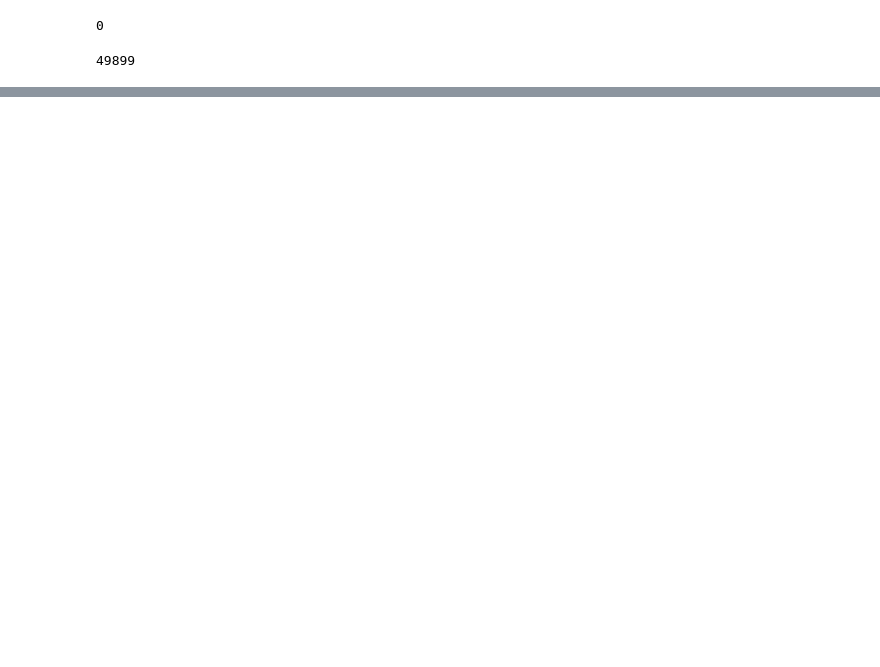
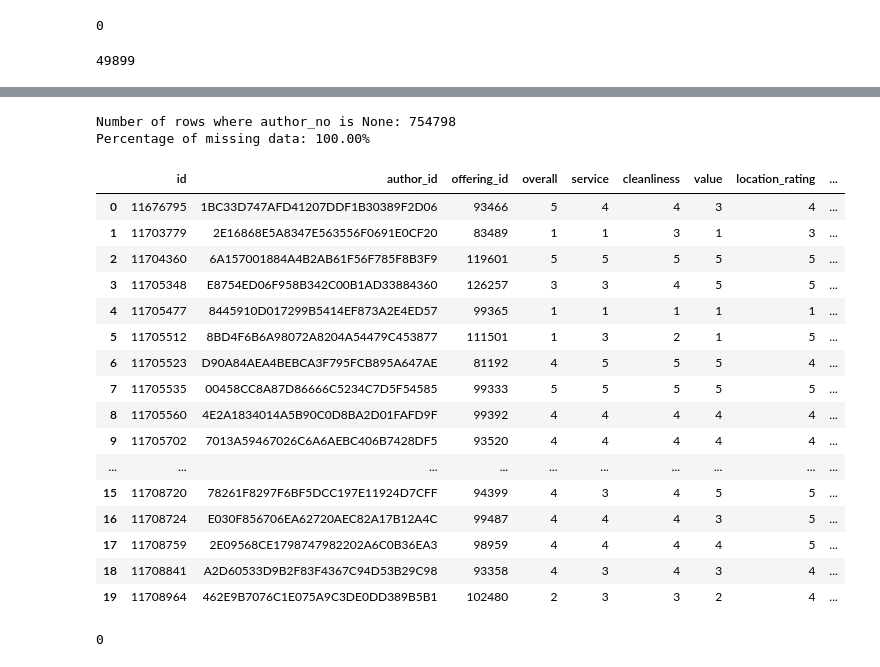
Before and after one commit to lucasnyc/is5126-assignment1, a Jupyter notebook: lucas/02_exploratory_analysis_lucas.ipynb, the cells around one changed output, grey strips where cells are left out. Cells and saved outputs as stored; diff of their text form; code cells hidden in the pictures; blank space fills up the shorter version.

```diff
--- a/lucas/02_exploratory_analysis_lucas.ipynb
+++ b/lucas/02_exploratory_analysis_lucas.ipynb
@@ -260,0 +352,8 @@ Data Shape after Deduped:        Rows: 522889, Columns: 8
+# %%
+# replace the null values of stay dates with month and year of review dates
+reviews_df['stay_date_is_guessed'] = reviews_df['date_stayed'].isnull().astype(int)
+reviews_df['date_stayed'] = reviews_df['date_stayed'].fillna(reviews_df['review_date'].dt.to_period('M').dt.to_timestamp())
+
+print(f"Remaining nulls in date_stayed: {reviews_df['date_stayed'].isnull().sum()}")
+reviews_df[['review_date', 'date_stayed', 'stay_date_is_guessed']].head()
+reviews_df.head()
@@ -260,0 +415,16 @@ Data Shape after Deduped:        Rows: 522889, Columns: 8
+# %%
+sub_ratings = ['service', 'cleanliness', 'value', 'location_rating', 'sleep_quality', 'rooms']
+
+# fill nan for subratings with nan
+for col in sub_ratings:
+    reviews_df[col] = reviews_df[col].fillna(reviews_df['overall'])
+correlation = reviews_df[rating_cols].corr()
+print("Correlation with Overall Rating after fillna:")
+print(correlation['overall'].sort_values(ascending=False))
+
+missing_pct = reviews_df[rating_cols].isnull().mean() * 100
+print("\nPercentage of Missing Values after fillna:")
+print(missing_pct)
+
+print("\nOverall Rating Distribution:")
+print(reviews_df['overall'].value_counts().sort_index())
@@ -260,0 +458,45 @@ Data Shape after Deduped:        Rows: 522889, Columns: 8
+# %%
+# ratings should be integers instead of float
+rating_cols = ['overall'] + sub_ratings
+reviews_df[rating_cols] = reviews_df[rating_cols].astype(int)
+
+# author_num_helpful_votes should also be integers
+reviews_df['author_num_helpful_votes'] = reviews_df['author_num_helpful_votes'].fillna(0)
+reviews_df['author_num_helpful_votes'] = reviews_df['author_num_helpful_votes'].astype(int)
+reviews_df.head(100)
+
+# drop author_no,
+none_count = reviews_df['author_no'].isna().sum()
+print(f"Number of rows where author_no is None: {none_count}")
+none_pct = reviews_df['author_no'].isna().mean() * 100
+print(f"Percentage of missing data: {none_pct:.2f}%")
+
+cols_to_drop = ['author_no']
+reviews_df = reviews_df.drop(columns=cols_to_drop)
+
+reviews_df.head(20)
+# %% [output]
+Number of rows where author_no is None: 754798
+Percentage of missing data: 100.00%
+|  | id | author_id | offering_id | overall | service | cleanliness | value | location_rating | ... |
+| 0 | 11676795 | 1BC33D747AFD41207DDF1B30389F2D06 | 93466 | 5 | 4 | 4 | 3 | 4 | ... |
+| 1 | 11703779 | 2E16868E5A8347E563556F0691E0CF20 | 83489 | 1 | 1 | 3 | 1 | 3 | ... |
+| 2 | 11704360 | 6A157001884A4B2AB61F56F785F8B3F9 | 119601 | 5 | 5 | 5 | 5 | 5 | ... |
+| 3 | 11705348 | E8754ED06F958B342C00B1AD33884360 | 126257 | 3 | 3 | 4 | 5 | 5 | ... |
+| 4 | 11705477 | 8445910D017299B5414EF873A2E4ED57 | 99365 | 1 | 1 | 1 | 1 | 1 | ... |
+| 5 | 11705512 | 8BD4F6B6A98072A8204A54479C453877 | 111501 | 1 | 3 | 2 | 1 | 5 | ... |
+| 6 | 11705523 | D90A84AEA4BEBCA3F795FCB895A647AE | 81192 | 4 | 5 | 5 | 5 | 4 | ... |
+| 7 | 11705535 | 00458CC8A87D86666C5234C7D5F54585 | 99333 | 5 | 5 | 5 | 5 | 5 | ... |
+| 8 | 11705560 | 4E2A1834014A5B90C0D8BA2D01FAFD9F | 99392 | 4 | 4 | 4 | 4 | 4 | ... |
+| 9 | 11705702 | 7013A59467026C6A6AEBC406B7428DF5 | 93520 | 4 | 4 | 4 | 4 | 4 | ... |
+| ... | ... | ... | ... | ... | ... | ... | ... | ... | ... |
+| 15 | 11708720 | 78261F8297F6BF5DCC197E11924D7CFF | 94399 | 4 | 3 | 4 | 5 | 5 | ... |
+| 16 | 11708724 | E030F856706EA62720AEC82A17B12A4C | 99487 | 4 | 4 | 4 | 3 | 5 | ... |
+| 17 | 11708759 | 2E09568CE1798747982202A6C0B36EA3 | 98959 | 4 | 4 | 4 | 4 | 5 | ... |
+| 18 | 11708841 | A2D60533D9B2F83F4367C94D53B29C98 | 93358 | 4 | 3 | 4 | 3 | 4 | ... |
+| 19 | 11708964 | 462E9B7076C1E075A9C3DE0DD389B5B1 | 102480 | 2 | 3 | 3 | 2 | 4 | ... |
+# %%
+none_count = reviews_df['author_id'].isna().sum()
+print(none_count)
+# %% [output]
+0
```
Also changed, not shown: parts of 13 cells of this notebook, 1 other file.
